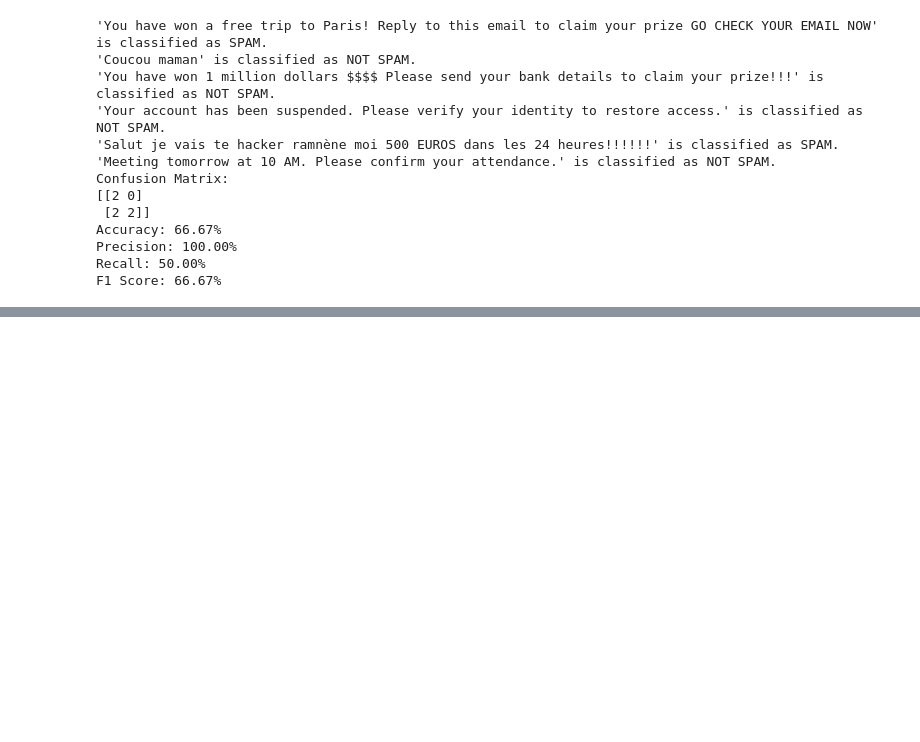
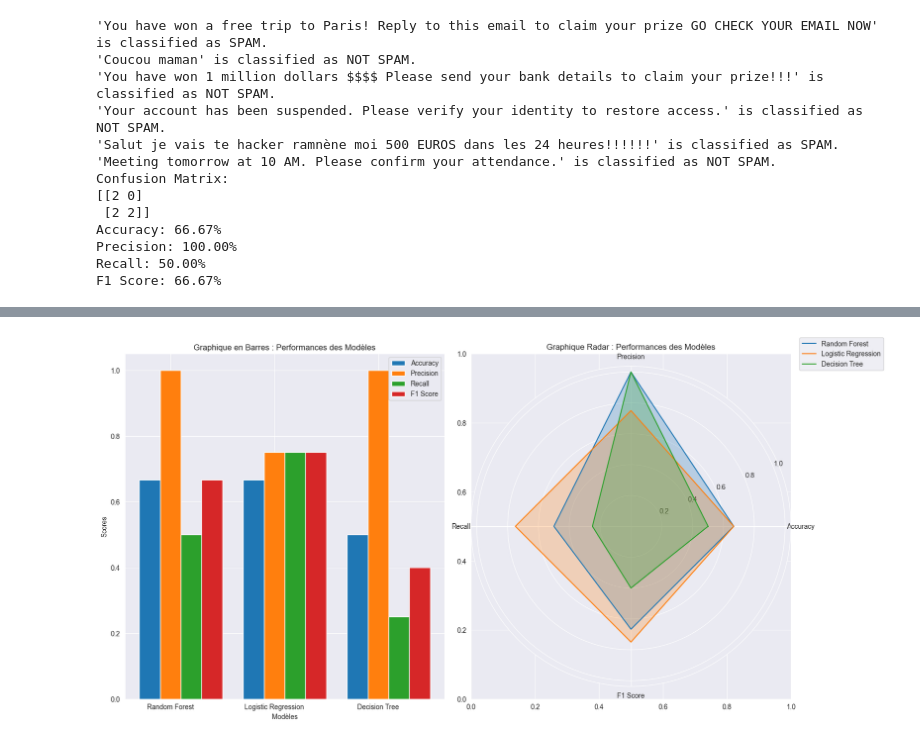
Before and after one commit to lone0s/isd, a Jupyter notebook: Projet_UPEC_SPAM.ipynb, the cells around one changed output, grey strips where cells are left out. Saved outputs shown, nothing was run; the diff lists cells and outputs as text; code cells hidden in the pictures; blank space fills up the shorter version.

```diff
--- a/Projet_UPEC_SPAM.ipynb
+++ b/Projet_UPEC_SPAM.ipynb
@@ -445,0 +574,20 @@ F1 Score: 66.67%
+# %%
+accuracy_dtc = accuracy_score(y_tests, y_preds_dtc)
+precision_dtc = precision_score(y_tests, y_preds_dtc, pos_label=1)
+recall_dtc = recall_score(y_tests, y_preds_dtc, pos_label=1)
+f1_dtc = f1_score(y_tests, y_preds_dtc, pos_label=1)
+
+# Resultats
+conf_matrix_dtc = confusion_matrix(y_tests, y_preds_dtc, labels=[0, 1])
+report_dtc = classification_report(y_tests, y_preds_dtc, target_names=["NOT SPAM", "SPAM"])
+print("\nConfusion Matrix:")
+print(conf_matrix_dtc)
+
+print("\nClassification Report:")
+print(report_dtc)
+
+print(f"\nAdditional Metrics:")
+print(f"Accuracy: {accuracy_dtc * 100:.2f}%")
+print(f"Precision: {precision_dtc * 100:.2f}%")
+print(f"Recall: {recall_dtc * 100:.2f}%")
+print(f"F1 Score: {f1_dtc * 100:.2f}%")
@@ -445,0 +615,59 @@ F1 Score: 66.67%
+# %%
+import matplotlib.pyplot as plt
+
+# Données
+models = ['Random Forest', 'Logistic Regression', 'Decision Tree']
+metrics = ['Accuracy', 'Precision', 'Recall', 'F1 Score']
+
+accuracy_scores = [accuracy, accuracy_lr, accuracy_dtc]
+precision_scores = [precision, precision_lr, precision_dtc]
+recall_scores = [recall, recall_lr, recall_dtc]
+f1_scores = [f1, f1_lr, f1_dtc]
+
+scores = [
+    [accuracy, precision, recall, f1],          # Random Forest
+    [accuracy_lr, precision_lr, recall_lr, f1_lr],  # Logistic Regression
+    [accuracy_dtc, precision_dtc, recall_dtc, f1_dtc]  # Decision Tree
+]
+
+num_vars = len(metrics)
+angles = np.linspace(0, 2 * np.pi, num_vars, endpoint=False).tolist()
+angles += angles[:1]  # Fermeture du graphique
+
+# Création de la figure avec deux sous-graphiques
+fig, axs = plt.subplots(1, 2, figsize=(16, 8))
+
+# Sous-graphe 1 : Graphique en barres
+x = np.arange(len(models))  # Positions des modèles sur l'axe x
+width = 0.2  # Largeur des barres
+
+axs[0].bar(x - 0.2, accuracy_scores, width, label='Accuracy')
+axs[0].bar(x, precision_scores, width, label='Precision')
+axs[0].bar(x + 0.2, recall_scores, width, label='Recall')
+axs[0].bar(x + 0.4, f1_scores, width, label='F1 Score')
+
+axs[0].set_xlabel('Modèles')
+axs[0].set_ylabel('Scores')
+axs[0].set_title('Graphique en Barres : Performances des Modèles')
+axs[0].set_xticks(x)
+axs[0].set_xticklabels(models)
+axs[0].legend()
+
+# Sous-graphe 2 : Graphique radar
+ax2 = plt.subplot(122, polar=True)
+for i, model in enumerate(models):
+    values = scores[i] + scores[i][:1]  # Ajouter la première valeur pour boucler
+    ax2.plot(angles, values, label=model)
+    ax2.fill(angles, values, alpha=0.25)
+
+ax2.set_yticks([0.2, 0.4, 0.6, 0.8, 1.0])
+ax2.set_yticklabels(['0.2', '0.4', '0.6', '0.8', '1.0'])
+ax2.set_xticks(angles[:-1])
+ax2.set_xticklabels(metrics)
+ax2.set_title('Graphique Radar : Performances des Modèles')
+ax2.legend(loc='upper right', bbox_to_anchor=(1.3, 1.1))
+
+plt.tight_layout()
+plt.show()
+# %% [output]
+[figure, added]
```
Also changed, not shown: parts of 24 cells of this notebook.
